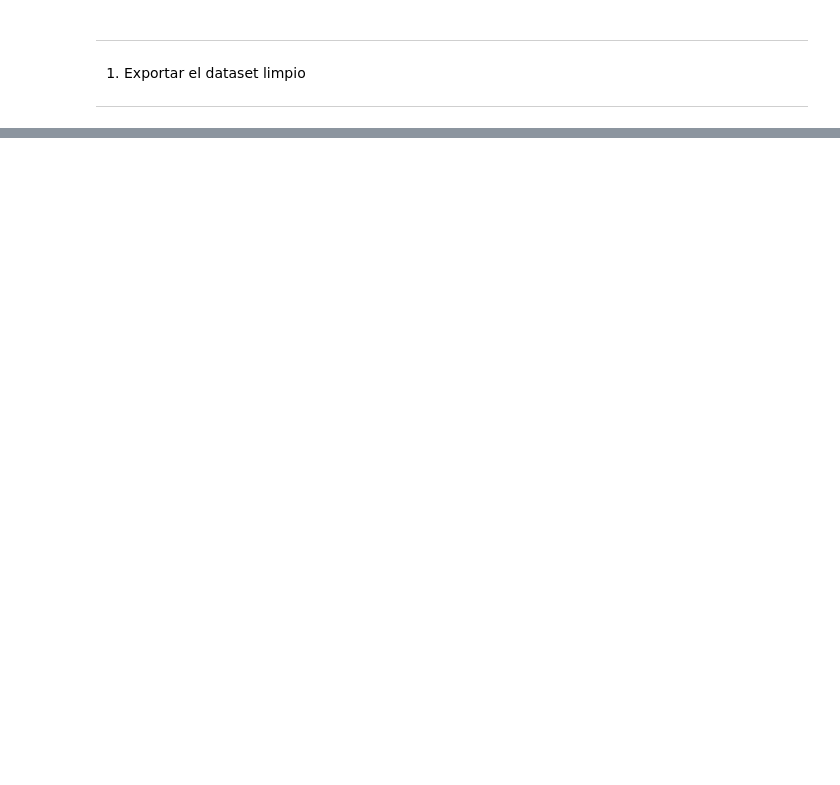
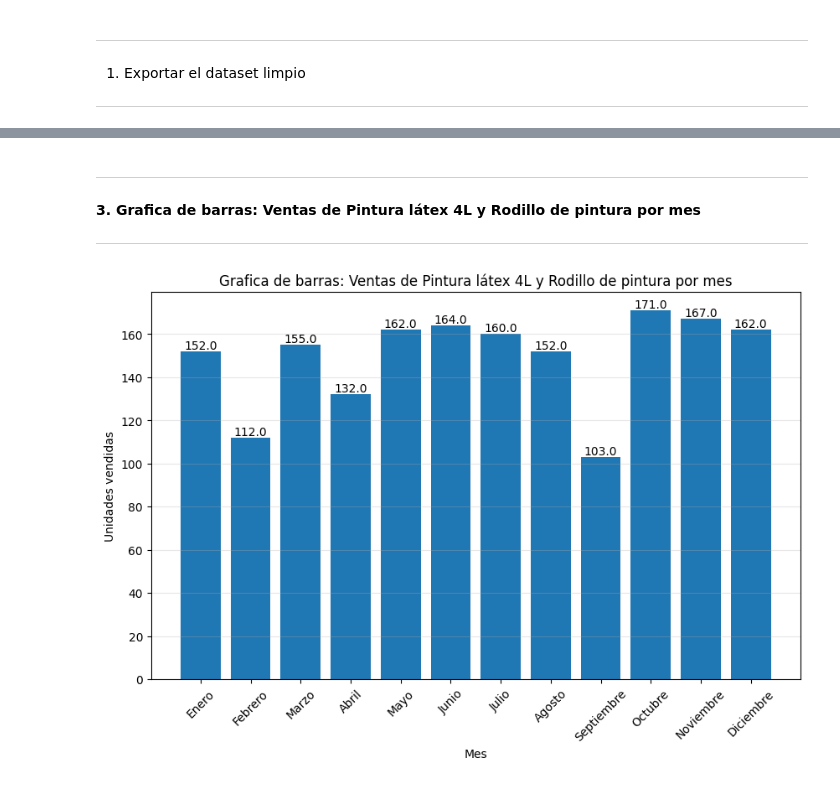
Before and after one commit to IlianRodriguez/Topicos-especiales-II, a Jupyter notebook: Laboratorios/Laboratorio2/Laboratorio2_IlianRodriguez.ipynb, the cells around one changed output, grey strips where cells are left out. Cells and saved outputs as stored; diff of their text form; code cells hidden in the pictures; blank space fills up the shorter version.

```diff
--- a/Laboratorios/Laboratorio2/Laboratorio2_IlianRodriguez.ipynb
+++ b/Laboratorios/Laboratorio2/Laboratorio2_IlianRodriguez.ipynb
@@ -856,0 +993,27 @@ El archivo se exportó con éxito.
+# %% [markdown]
+---
+
+**3. Grafica de barras: Ventas de Pintura látex 4L y Rodillo de pintura por mes**
+
+---
+# %%
+productosPintura = df[df["producto"].isin(["Pintura látex 4L", "Rodillo de pintura"])]#isin: verifica solo los productos de pintura
+#Sumar las unidades vendidas de ambos productos por mes
+ventasMes = productosPintura.groupby(productosPintura["fecha_hora"].dt.month)["cantidad"].sum().sort_values(ascending=False)
+
+#Grafica
+plt.figure(figsize=(10, 6))
+plt.bar(ventasMes.index, ventasMes.values)
+plt.title("Grafica de barras: Ventas de Pintura látex 4L y Rodillo de pintura por mes")
+plt.xlabel("Mes")
+plt.ylabel("Unidades vendidas")
+nombresMeses = ["Enero", "Febrero", "Marzo", "Abril", "Mayo", "Junio", "Julio", "Agosto", "Septiembre", "Octubre", "Noviembre", "Diciembre"]
+plt.xticks(ventasMes.index, [nombresMeses[i - 1] for i in ventasMes.index], rotation=45)
+
+for mes, cantidad in zip(ventasMes.index, ventasMes.values):
+    plt.text(mes, cantidad, str(cantidad), ha="center", va="bottom")
+
+plt.grid(axis="y", alpha=0.3)
+plt.show()
+# %% [output]
+[figure, added]
```
Also changed, not shown: parts of 21 cells of this notebook.
